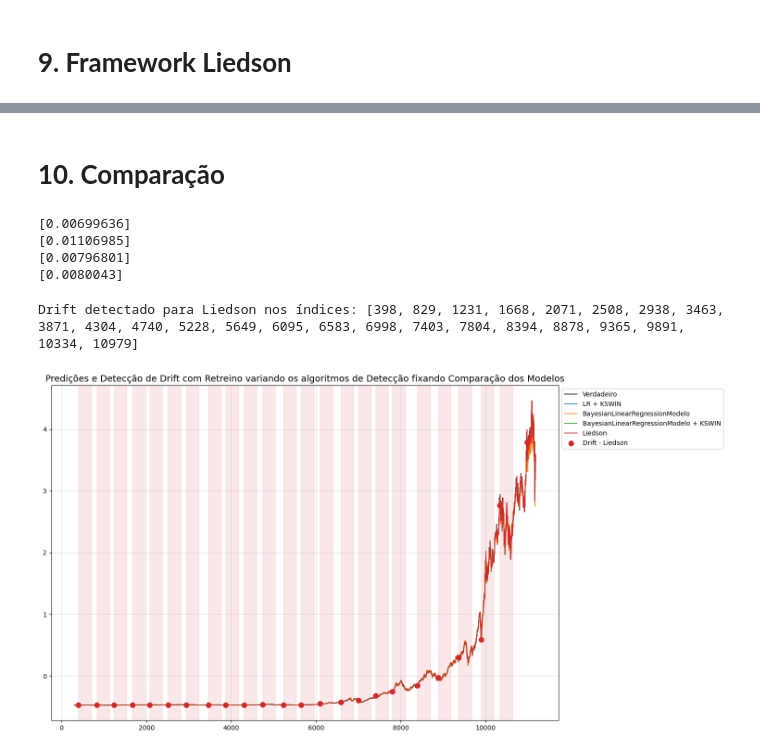
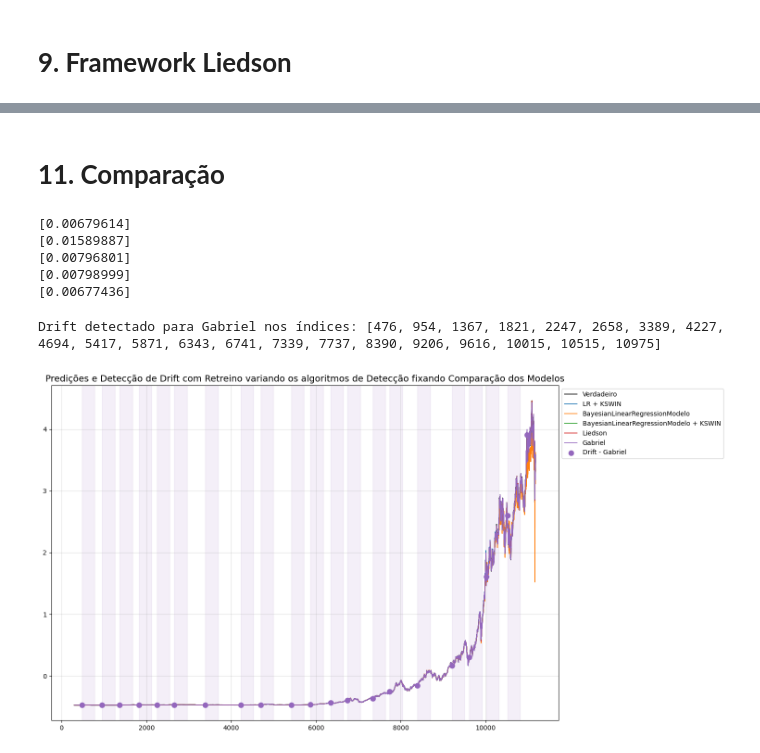
Before and after one commit to gabrielfers/Drift-Detection-PIBIC, a Jupyter notebook: 1- tutorial_online_algorithms.ipynb, the cells around one changed output, grey strips where cells are left out. Drawn from its saved outputs; the diff is of its cells as text; code cells hidden in the pictures.

Commit message:
feat: proposta Gabriel smartWindow

```diff
--- a/1- tutorial_online_algorithms.ipynb
+++ b/1- tutorial_online_algorithms.ipynb
@@ -204,0 +208,3 @@ Drift detectado para Liedson nos índices: [398, 829, 1231, 1668, 2071, 2508, 29
+# %%
+framework = SmartWindow(LinearRegressionModelo, KSWINDetector, 300, 0.004)
+predicoes_frame2, deteccoes_frame2, mae_frame2 = framework.prequential(X, Y)
@@ -205,30 +223,34 @@ Drift detectado para Liedson nos índices: [398, 829, 1231, 1668, 2071, 2508, 29
 # %% [markdown]
-# **10. Comparação**
+# **11. Comparação**
 # %%
 print(mae_ativo)
 print(mae_passivo)
 print(mae_ativo_online)
 print(mae_frame)
+print(mae_frame2)
 # %% [output]
-[0.00699636]
-[0.01106985]
+[0.00679614]
+[0.01589887]
 [0.00796801]
-[0.0080043]
+[0.00798999]
+[0.00677436]
 # %%
 # Plotando os resultados
 Visualizer.plotar_resultados_multi(Y,
                   [predicoes_ativo,
                    predicoes_passivo,
                    predicoes_ativo_online,
-                   predicoes_frame],
+                   predicoes_frame,
+                   predicoes_frame2],
                   ["LR + KSWIN",
                    "BayesianLinearRegressionModelo",
                    "BayesianLinearRegressionModelo + KSWIN",
-                   "Liedson"],
-                  {"Liedson": deteccoes_frame},
+                   "Liedson",
+                   "Gabriel"],
+                  {"Gabriel": deteccoes_frame2},
                   tamanho_batch,
                   detector_or_modelo="Comparação dos Modelos",
                   )
 # %% [output]
-Drift detectado para Liedson nos índices: [398, 829, 1231, 1668, 2071, 2508, 2938, 3463, 3871, 4304, 4740, 5228, 5649, 6095, 6583, 6998, 7403, 7804, 8394, 8878, 9365, 9891, 10334, 10979]
+Drift detectado para Gabriel nos índices: [476, 954, 1367, 1821, 2247, 2658, 3389, 4227, 4694, 5417, 5871, 6343, 6741, 7339, 7737, 8390, 9206, 9616, 10015, 10515, 10975]
-[figure, old version]
+[figure, new version]
```
Also changed, not shown: parts of 7 cells of this notebook, 2 other files.
